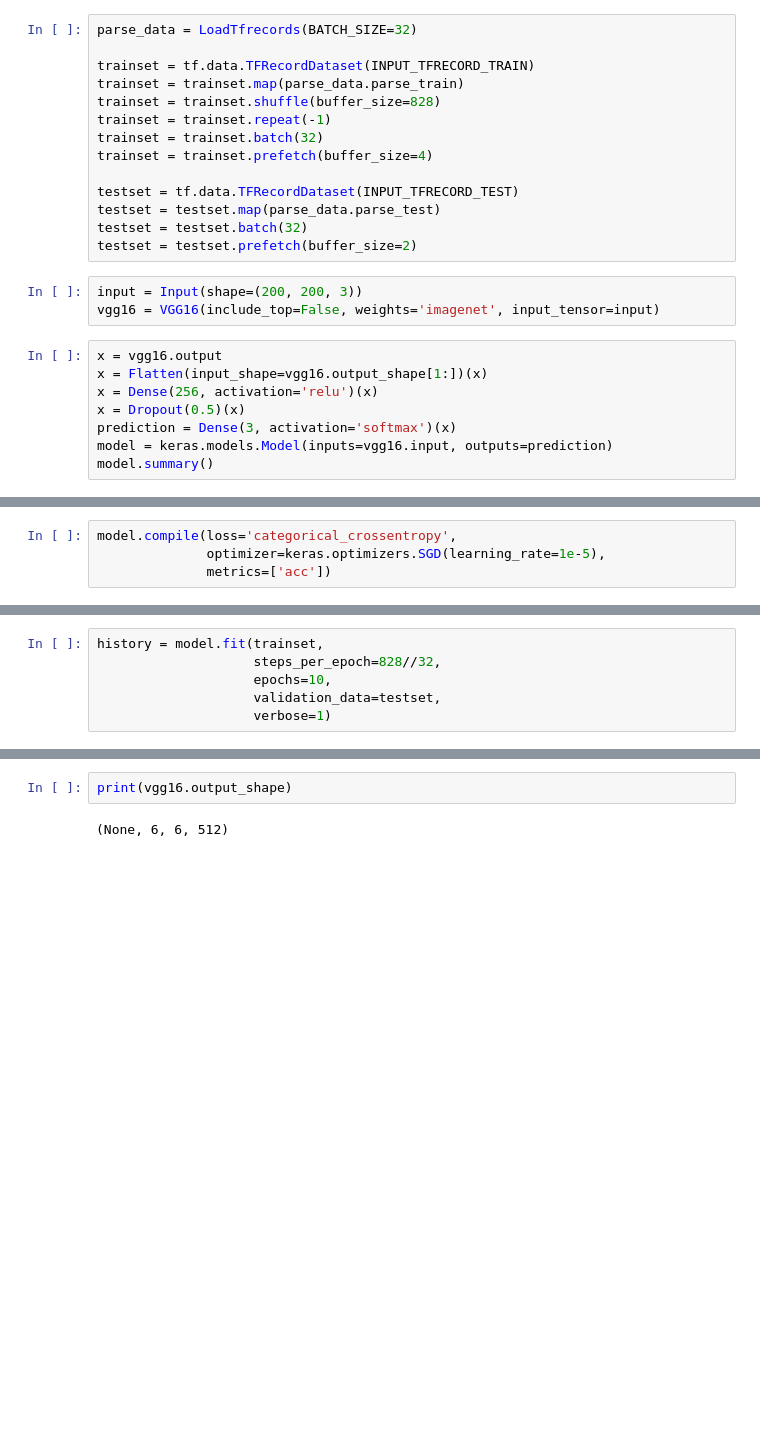
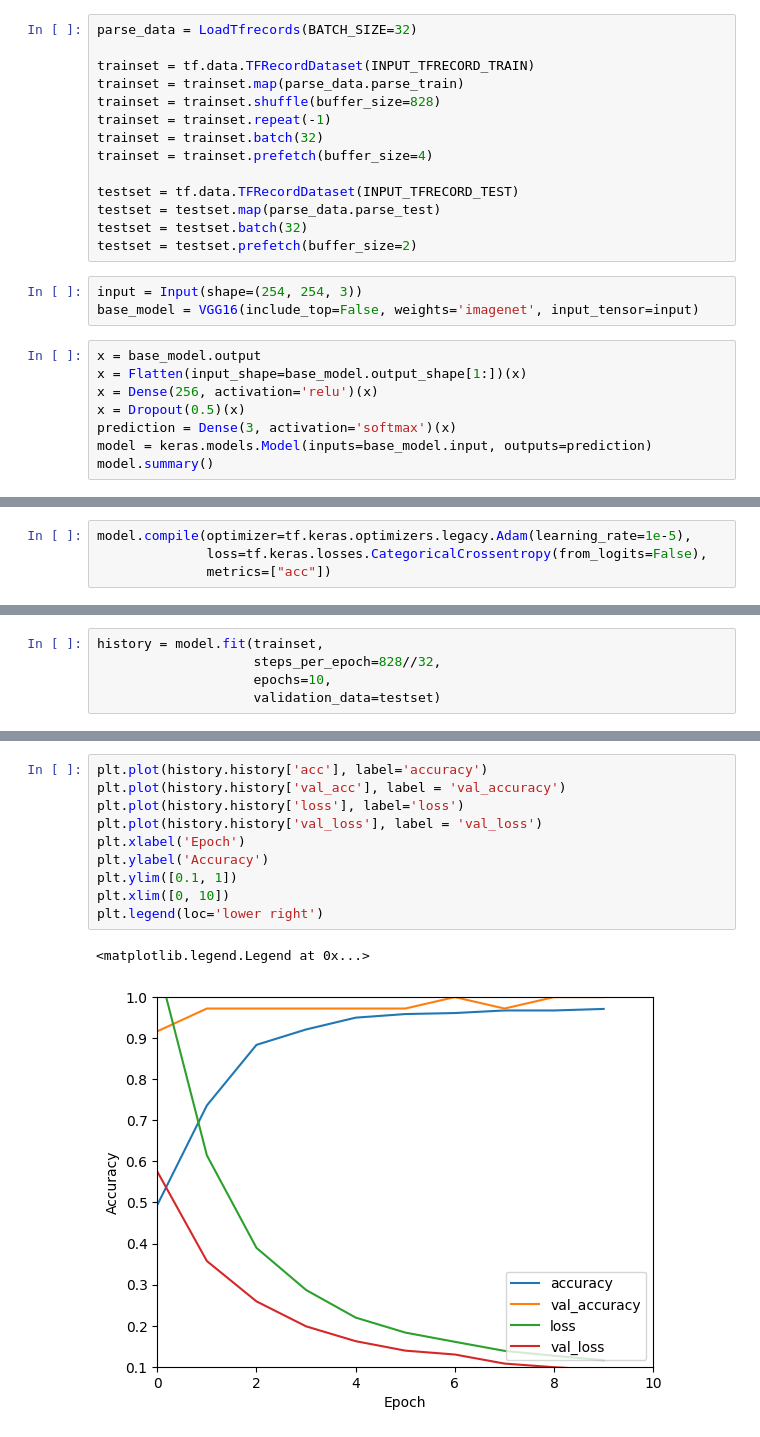
Before and after one commit to TaikiSakai/TransferLearning-CNN-, a Jupyter notebook: cnn_test.ipynb, the cells around one changed output, grey strips where cells are left out. Drawn from its saved outputs; the diff is of its cells as text; blank space fills up the shorter version.

```diff
--- a/cnn_test.ipynb
+++ b/cnn_test.ipynb
@@ -92,14 +86,14 @@ testset = testset.map(parse_data.parse_test)
 testset = testset.batch(32)
 testset = testset.prefetch(buffer_size=2)
 # %%
-input = Input(shape=(200, 200, 3))
-vgg16 = VGG16(include_top=False, weights='imagenet', input_tensor=input)
+input = Input(shape=(254, 254, 3))
+base_model = VGG16(include_top=False, weights='imagenet', input_tensor=input)
 # %%
-x = vgg16.output
-x = Flatten(input_shape=vgg16.output_shape[1:])(x)
+x = base_model.output
+x = Flatten(input_shape=base_model.output_shape[1:])(x)
 x = Dense(256, activation='relu')(x)
 x = Dropout(0.5)(x)
 prediction = Dense(3, activation='softmax')(x)
-model = keras.models.Model(inputs=vgg16.input, outputs=prediction)
+model = keras.models.Model(inputs=base_model.input, outputs=prediction)
 model.summary()
 # %% [output]
@@ -177,4 +141,4 @@ for layer in vgg16.layers:
 # %%
-model.compile(loss='categorical_crossentropy',
-              optimizer=keras.optimizers.SGD(learning_rate=1e-5),
-              metrics=['acc'])
+model.compile(optimizer=tf.keras.optimizers.legacy.Adam(learning_rate=1e-5),
+              loss=tf.keras.losses.CategoricalCrossentropy(from_logits=False),
+              metrics=["acc"])
@@ -184,7 +146,6 @@ WARNING:absl:At this time, the v2.11+ optimizer `tf.keras.optimizers.SGD` runs s
 history = model.fit(trainset,
                     steps_per_epoch=828//32,
                     epochs=10,
-                    validation_data=testset,
-                    verbose=1)
+                    validation_data=testset)
 # %% [output]
 Epoch 1/10
@@ -197,4 +176,13 @@ Detected at node Reshape defined at (most recent call last):
-# %%
-print(vgg16.output_shape)
-# %% [output]
-(None, 6, 6, 512)
+# %%
+plt.plot(history.history['acc'], label='accuracy')
+plt.plot(history.history['val_acc'], label = 'val_accuracy')
+plt.plot(history.history['loss'], label='loss')
+plt.plot(history.history['val_loss'], label = 'val_loss')
+plt.xlabel('Epoch')
+plt.ylabel('Accuracy')
+plt.ylim([0.1, 1])
+plt.xlim([0, 10])
+plt.legend(loc='lower right')
+# %% [output]
+<matplotlib.legend.Legend at 0x...>
+[figure, added]
```
Also changed, not shown: parts of 7 cells of this notebook, 2 other files.
